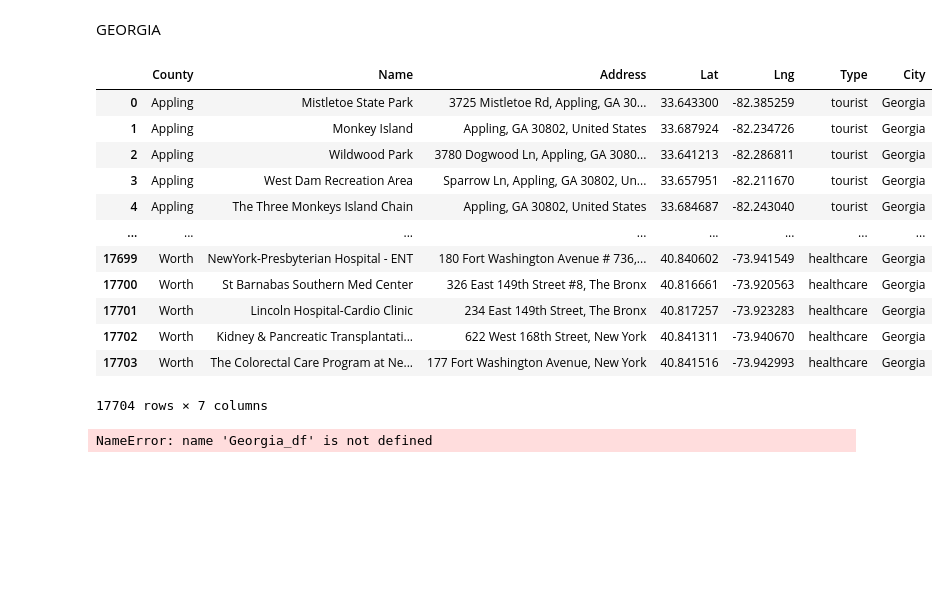
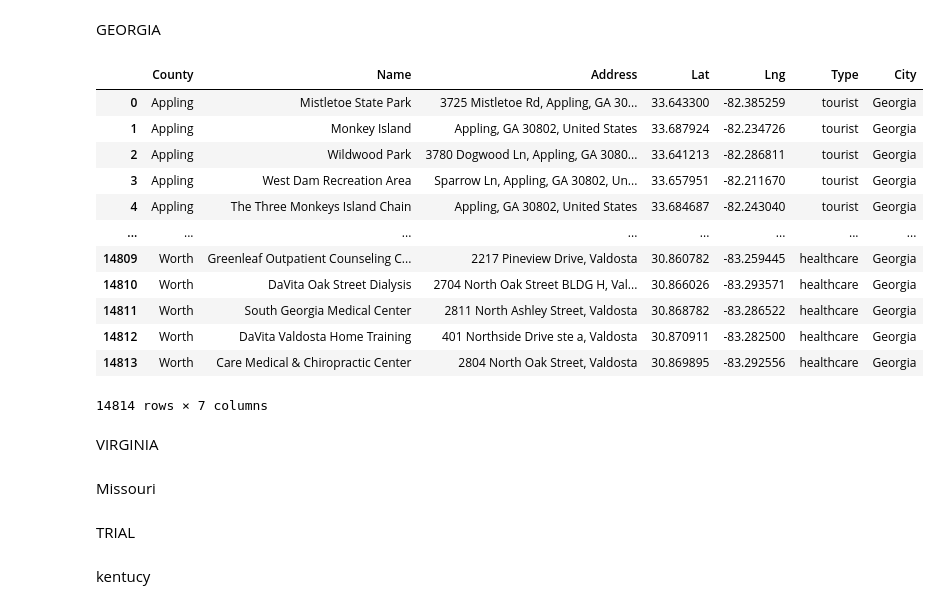
Before and after one commit to yashagrawal5757/Trippi, a Jupyter notebook: scrapper.ipynb, the cells around one changed output. Cells and saved outputs as stored; diff of their text form; code cells hidden in the pictures; blank space fills up the shorter version.

```diff
--- a/scrapper.ipynb
+++ b/scrapper.ipynb
@@ -434,7 +434,7 @@ for county in counties:
         results.append({'County': county, 'Name': name, 'Address': address, 'Lat': lat, 'Lng': lng, 'Type': 'restaurant'})
 
     # Define the search parameters for healthcare facilities
-    places_result = gmaps.places(query='Hospitals in ' + county + ', New York', type='hospital')
+    places_result = gmaps.places(query='Hospitals in ' + county + ', Alaska', type='hospital')
 
     # Extract the relevant information from the API response and append it to the results list
     for place in places_result['results']:
@@ -536,7 +536,7 @@ for county in counties:
         results.append({'County': county, 'Name': name, 'Address': address, 'Lat': lat, 'Lng': lng, 'Type': 'restaurant'})
 
     # Define the search parameters for healthcare facilities
-    places_result = gmaps.places(query='Hospitals in ' + county + ', New York', type='hospital')
+    places_result = gmaps.places(query='Hospitals in ' + county + ', Illinois', type='hospital')
 
     # Extract the relevant information from the API response and append it to the results list
     for place in places_result['results']:
@@ -624,7 +624,7 @@ for county in counties:
         results.append({'County': county, 'Name': name, 'Address': address, 'Lat': lat, 'Lng': lng, 'Type': 'restaurant'})
 
     # Define the search parameters for healthcare facilities
-    places_result = gmaps.places(query='Hospitals in ' + county + ', New York', type='hospital')
+    places_result = gmaps.places(query='Hospitals in ' + county + ', Georgia', type='hospital')
 
     # Extract the relevant information from the API response and append it to the results list
     for place in places_result['results']:
@@ -659,39 +659,39 @@ for county in counties:
 
         results.append({'County': county, 'Name': name, 'Address': address, 'Lat': lat, 'Lng': lng, 'Type': 'gym'})
 
     # Search for nearby healthcare facilities
     places_result = gmaps.places_nearby(location=(lat, lng), radius=10000, type='hospital')
 
     # Extract the relevant information from the API response and append it to the results list
     for place in places_result['results']:
         name = place['name']
         address = place['vicinity']
         lat = place['geometry']['location']['lat']
         lng = place['geometry']['location']['lng']
 
         results.append({'County': county, 'Name': name, 'Address': address, 'Lat': lat, 'Lng': lng, 'Type': 'healthcare'})
 
 Georgia_df = pd.DataFrame(results, columns=['County', 'Name', 'Address', 'Lat', 'Lng', 'Type'])
 
 Georgia_df["City"] = "Georgia"
 
 Georgia_df.to_csv("georgia.csv")
 
 Georgia_df
 # %% [output]
 |  | County | Name | Address | Lat | Lng | Type | City |
 | 0 | Appling | Mistletoe State Park | 3725 Mistletoe Rd, Appling, GA 30... | 33.643300 | -82.385259 | tourist | Georgia |
 | 1 | Appling | Monkey Island | Appling, GA 30802, United States | 33.687924 | -82.234726 | tourist | Georgia |
 | 2 | Appling | Wildwood Park | 3780 Dogwood Ln, Appling, GA 3080... | 33.641213 | -82.286811 | tourist | Georgia |
 | 3 | Appling | West Dam Recreation Area | Sparrow Ln, Appling, GA 30802, Un... | 33.657951 | -82.211670 | tourist | Georgia |
 | 4 | Appling | The Three Monkeys Island Chain | Appling, GA 30802, United States | 33.684687 | -82.243040 | tourist | Georgia |
 | ... | ... | ... | ... | ... | ... | ... | ... |
-| 17699 | Worth | NewYork-Presbyterian Hospital - ENT | 180 Fort Washington Avenue # 736,... | 40.840602 | -73.941549 | healthcare | Georgia |
-| 17700 | Worth | St Barnabas Southern Med Center | 326 East 149th Street #8, The Bronx | 40.816661 | -73.920563 | healthcare | Georgia |
-| 17701 | Worth | Lincoln Hospital-Cardio Clinic | 234 East 149th Street, The Bronx | 40.817257 | -73.923283 | healthcare | Georgia |
-| 17702 | Worth | Kidney & Pancreatic Transplantati... | 622 West 168th Street, New York | 40.841311 | -73.940670 | healthcare | Georgia |
-| 17703 | Worth | The Colorectal Care Program at Ne... | 177 Fort Washington Avenue, New York | 40.841516 | -73.942993 | healthcare | Georgia |
+| 14809 | Worth | Greenleaf Outpatient Counseling C... | 2217 Pineview Drive, Valdosta | 30.860782 | -83.259445 | healthcare | Georgia |
+| 14810 | Worth | DaVita Oak Street Dialysis | 2704 North Oak Street BLDG H, Val... | 30.866026 | -83.293571 | healthcare | Georgia |
+| 14811 | Worth | South Georgia Medical Center | 2811 North Ashley Street, Valdosta | 30.868782 | -83.286522 | healthcare | Georgia |
+| 14812 | Worth | DaVita Valdosta Home Training | 401 Northside Drive ste a, Valdosta | 30.870911 | -83.282500 | healthcare | Georgia |
+| 14813 | Worth | Care Medical & Chiropractic Center | 2804 North Oak Street, Valdosta | 30.869895 | -83.292556 | healthcare | Georgia |
-17704 rows × 7 columns
+14814 rows × 7 columns
 # %%
 import googlemaps
 import pandas as pd
@@ -733,7 +733,7 @@ for county in counties:
         results.append({'County': county, 'Name': name, 'Address': address, 'Lat': lat, 'Lng': lng, 'Type': 'restaurant'})
 
     # Define the search parameters for healthcare facilities
-    places_result = gmaps.places(query='Hospitals in ' + county + ', New York', type='hospital')
+    places_result = gmaps.places(query='Hospitals in ' + county + ', florida', type='hospital')
 
     # Extract the relevant information from the API response and append it to the results list
     for place in places_result['results']:
@@ -784,6 +784,6 @@ florida_df = pd.DataFrame(results, columns=['County', 'Name', 'Address', 'Lat',
 
 florida_df["City"] = "florida"
 
-florida_df.to_csv("georgia.csv")
+florida_df.to_csv("florida.csv")
-# %% [output]
-NameError: name 'Georgia_df' is not defined
+# %% [markdown]
+VIRGINIA
@@ -789,0 +883,2 @@ NameError: name 'Georgia_df' is not defined
+# %% [markdown]
+Missouri
@@ -789,0 +969,4 @@ NameError: name 'Georgia_df' is not defined
+# %% [markdown]
+TRIAL
+# %% [markdown]
+kentucy
```
Also changed, not shown: parts of 19 cells of this notebook, 23 other files.
